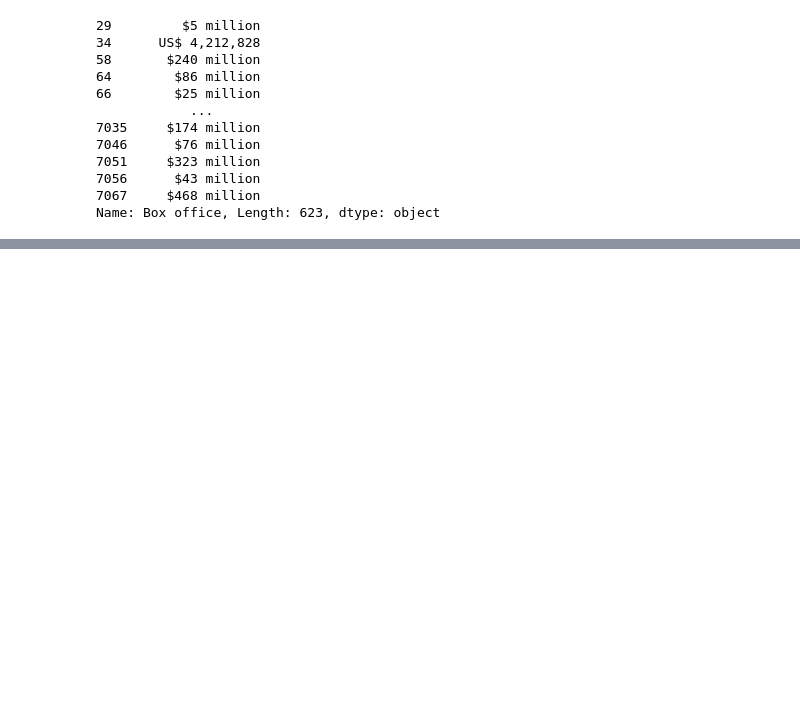
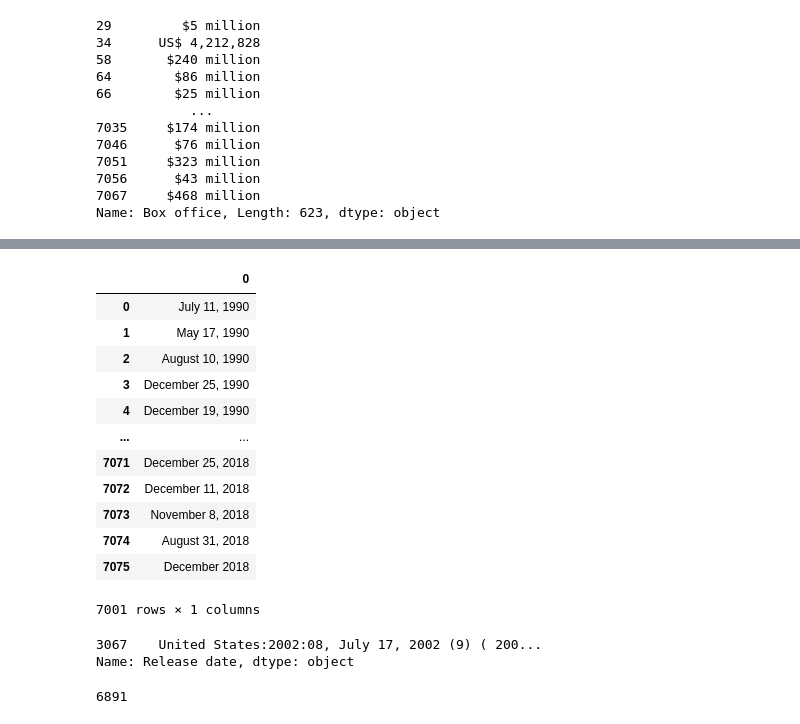
Before and after one commit to mearsdj/Movies-ETL, a Jupyter notebook: ETL_Notebook.ipynb, the cells around one changed output, grey strips where cells are left out. Cells and saved outputs as stored; diff of their text form; code cells hidden in the pictures; blank space fills up the shorter version.

```diff
--- a/ETL_Notebook.ipynb
+++ b/ETL_Notebook.ipynb
@@ -424,0 +496,3 @@ box_office.str.extract(f'({form_one}|{form_two})')
+# %%
+#next step is to drop the lower range of any budget entry (ex: 15-20 million) will drop the 15- and just keep 20
+budget = budget.str.replace(r'\$.*[-—–](?![a-z])', '$', regex=True)
@@ -424,0 +522,4 @@ box_office.str.extract(f'({form_one}|{form_two})')
+# %%
+#removing citation references:
+budget = budget.str.replace(r'\[\d+\]\s*','')
+budget[~matches_form_one & ~matches_form_two]
@@ -424,0 +544,5 @@ box_office.str.extract(f'({form_one}|{form_two})')
+# %%
+#small number of unprocessed records remain, which we can ignore, so can add new column and drop the original
+wiki_movies_df['budget'] = budget.str.extract(f'({form_one}|{form_two})', flags=re.IGNORECASE)[0].apply(parse_dollars)
+
+wiki_movies_df.drop('Budget', axis=1, inplace=True)
@@ -424,0 +559,3 @@ box_office.str.extract(f'({form_one}|{form_two})')
+# %%
+#moving on to the release date column, we start by running same list collapsing function
+release_date = wiki_movies_df['Release date'].dropna().apply(lambda x: ' '.join(x) if type(x) == list else x)
@@ -424,0 +596,17 @@ box_office.str.extract(f'({form_one}|{form_two})')
+# %%
+#review results using date form extrators
+release_date.str.extract(f'({date_form_one}|{date_form_two}|{date_form_three}|{date_form_four})', flags = re.IGNORECASE)
+# %% [output]
+|  | 0 |
+| 0 | July 11, 1990 |
+| 1 | May 17, 1990 |
+| 2 | August 10, 1990 |
+| 3 | December 25, 1990 |
+| 4 | December 19, 1990 |
+| ... | ... |
+| 7071 | December 25, 2018 |
+| 7072 | December 11, 2018 |
+| 7073 | November 8, 2018 |
+| 7074 | August 31, 2018 |
+| 7075 | December 2018 |
+7001 rows × 1 columns
@@ -424,0 +616,7 @@ box_office.str.extract(f'({form_one}|{form_two})')
+# %%
+#find source of initial error from above, which was: ParserError: bad month number 22; must be 1-12:  22, 1995
+#release_date[release_date.str.contains('22, 1995')]
+release_date[release_date.str.contains('States:2002')]
+# %% [output]
+3067    United States:2002:08, July 17, 2002 (9) ( 200...
+Name: Release date, dtype: object
@@ -424,0 +628,4 @@ box_office.str.extract(f'({form_one}|{form_two})')
+# %%
+running_time.str.contains(r'\d*\s*m', flags=re.IGNORECASE, na=False).sum()
+# %% [output]
+6891
```
Also changed, not shown: parts of 19 cells of this notebook.
